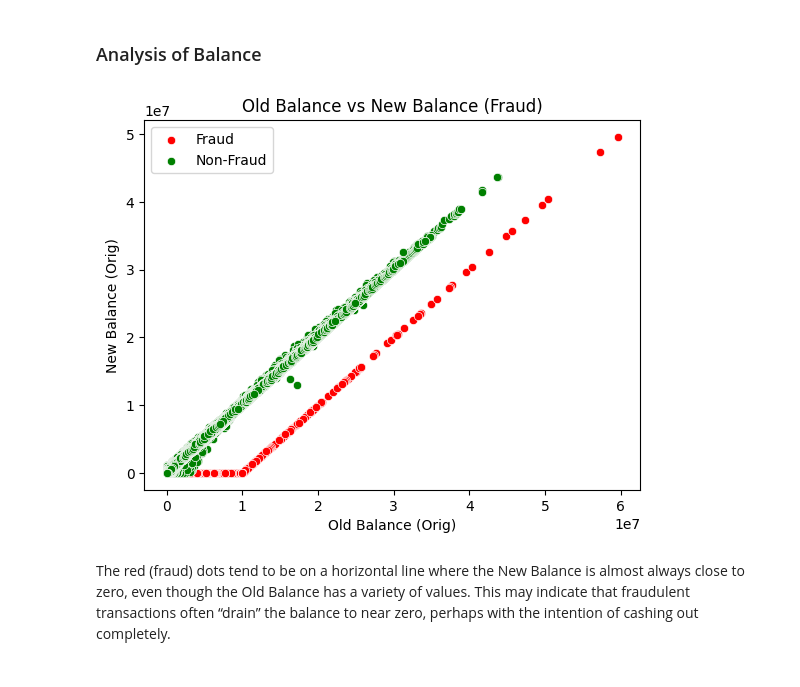
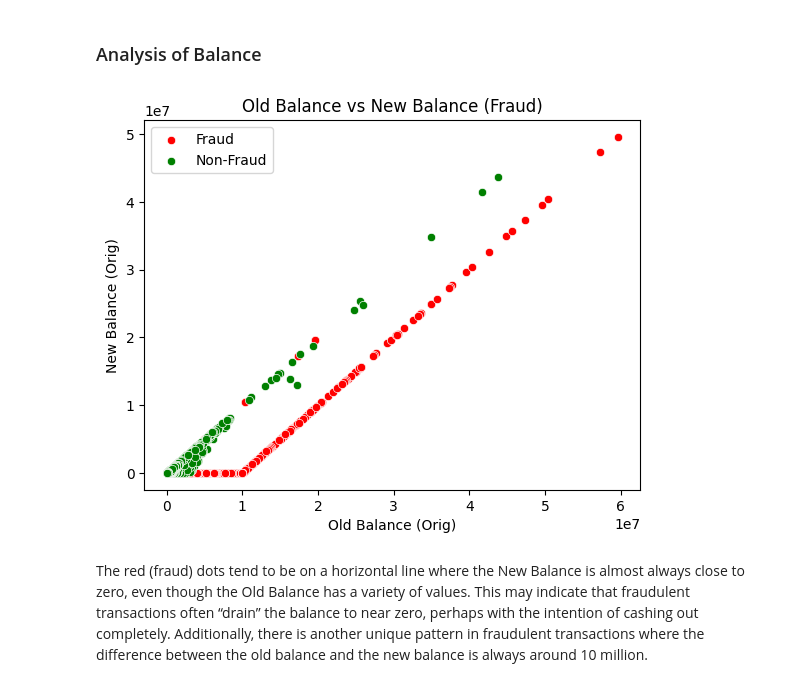
Before and after one commit to khairul746/Fraudulent-Transaction-Detection, a Jupyter notebook: notebooks/fraud_eda.ipynb, the cells around one changed output. Saved outputs shown, nothing was run; the diff lists cells and outputs as text; code cells hidden in the pictures.

```diff
--- a/notebooks/fraud_eda.ipynb
+++ b/notebooks/fraud_eda.ipynb
@@ -36,5 +49,5 @@ Warning: Looks like you're using an outdated `kagglehub` version, please conside
 # %%
-df = pd.read_csv(path + "/PS_20174392719_1491204439457_log.csv")
+df = pd.read_csv("fraudulent-transactions-data/Fraud.csv")
 df.head()
 # %% [output]
 |  | step | type | amount | nameOrig | oldbalanceOrg | newbalanceOrig | nameDest | oldbalanceDest | ... |
@@ -144,3 +161,3 @@ Most frauds occur in **cash out** and **transfer** transactions. This indicates
 # %%
-cashout_transfer_df = df[['type','isFraud']].loc[(df['type'] == 'CASH_OUT') | (df['type'] == 'TRANSFER')]
+co_trans_df = df.loc[(df['type'] == 'CASH_OUT') | (df['type'] == 'TRANSFER')]
 # %%
@@ -157,15 +174,15 @@ plt.show()
 ### Analysis of Balance
 # %%
 # Balance before and after transaction for fraud
-fraud_df = df.loc[df['isFraud'] == 1]
-non_fraud_df = df.loc[df['isFraud'] == 0]
+fraud_df = co_trans_df.loc[co_trans_df['isFraud'] == 1]
+non_fraud_df = co_trans_df.loc[co_trans_df['isFraud'] == 0]
 sns.scatterplot(x='oldbalanceOrg', y='newbalanceOrig', data=fraud_df, color='red', label='Fraud')
 sns.scatterplot(x='oldbalanceOrg', y='newbalanceOrig', data=non_fraud_df, color='green', label='Non-Fraud')
 plt.title('Old Balance vs New Balance (Fraud)')
 plt.xlabel('Old Balance (Orig)')
 plt.ylabel('New Balance (Orig)')
 plt.show()
 # %% [output]
-[figure, old version]
+[figure, new version]
 # %% [markdown]
-The red (fraud) dots tend to be on a horizontal line where the New Balance is almost always close to zero, even though the Old Balance has a variety of values. This may indicate that fraudulent transactions often “drain” the balance to near zero, perhaps with the intention of cashing out completely.
+The red (fraud) dots tend to be on a horizontal line where the New Balance is almost always close to zero, even though the Old Balance has a variety of values. This may indicate that fraudulent transactions often “drain” the balance to near zero, perhaps with the intention of cashing out completely. Additionally, there is another unique pattern in fraudulent transactions where the difference between the old balance and the new balance is always around 10 million.
```
Also changed, not shown: parts of 25 cells of this notebook.
